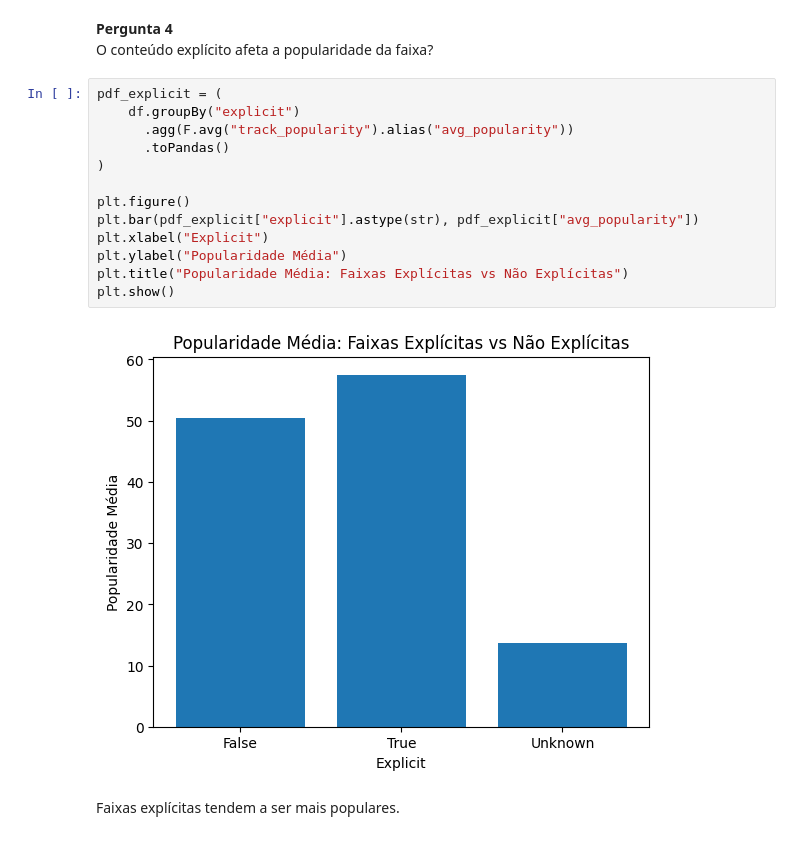
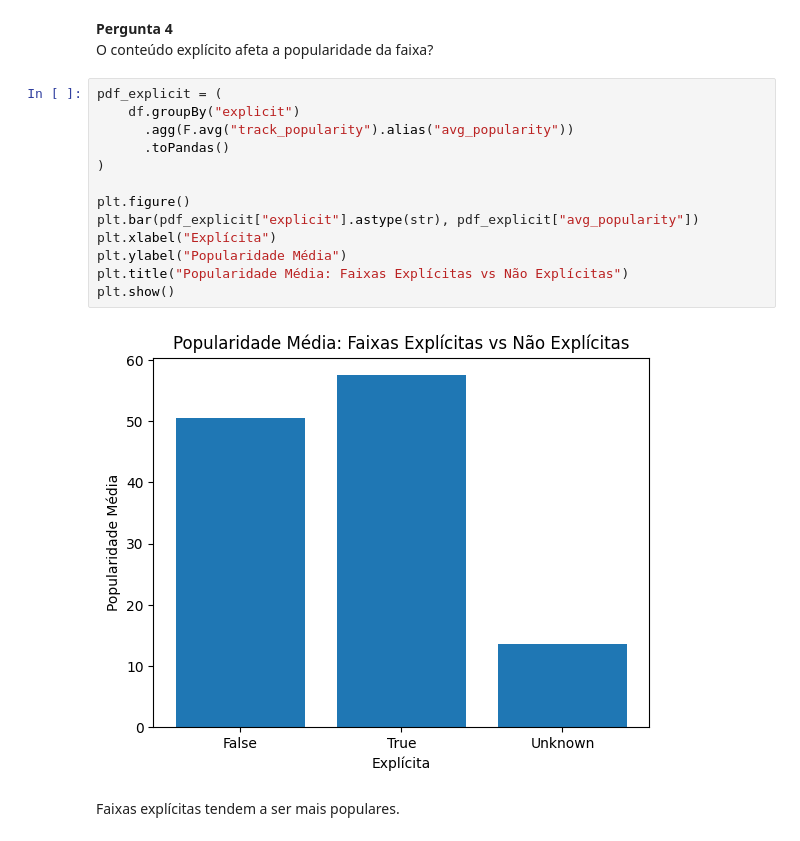
Before and after one commit to igorpedrozo27/MVP_Eng_Dados, a Jupyter notebook: MVP_ENGENHARIA_DE_DADOS.ipynb, the cells around one changed output. Cells and saved outputs as stored; diff of their text form.

```diff
--- a/MVP_ENGENHARIA_DE_DADOS.ipynb
+++ b/MVP_ENGENHARIA_DE_DADOS.ipynb
@@ -396,18 +425,18 @@ O conteúdo explícito afeta a popularidade da faixa?
 # %%
 pdf_explicit = (
     df.groupBy("explicit")
       .agg(F.avg("track_popularity").alias("avg_popularity"))
       .toPandas()
 )
 
 plt.figure()
 plt.bar(pdf_explicit["explicit"].astype(str), pdf_explicit["avg_popularity"])
-plt.xlabel("Explicit")
+plt.xlabel("Explícita")
 plt.ylabel("Popularidade Média")
 plt.title("Popularidade Média: Faixas Explícitas vs Não Explícitas")
 plt.show()
 # %% [output]
-[figure, old version]
+[figure, new version]
 # %% [markdown]
 Faixas explícitas tendem a ser mais populares.
 # %% [markdown]
```
Also changed, not shown: parts of 12 cells of this notebook.
